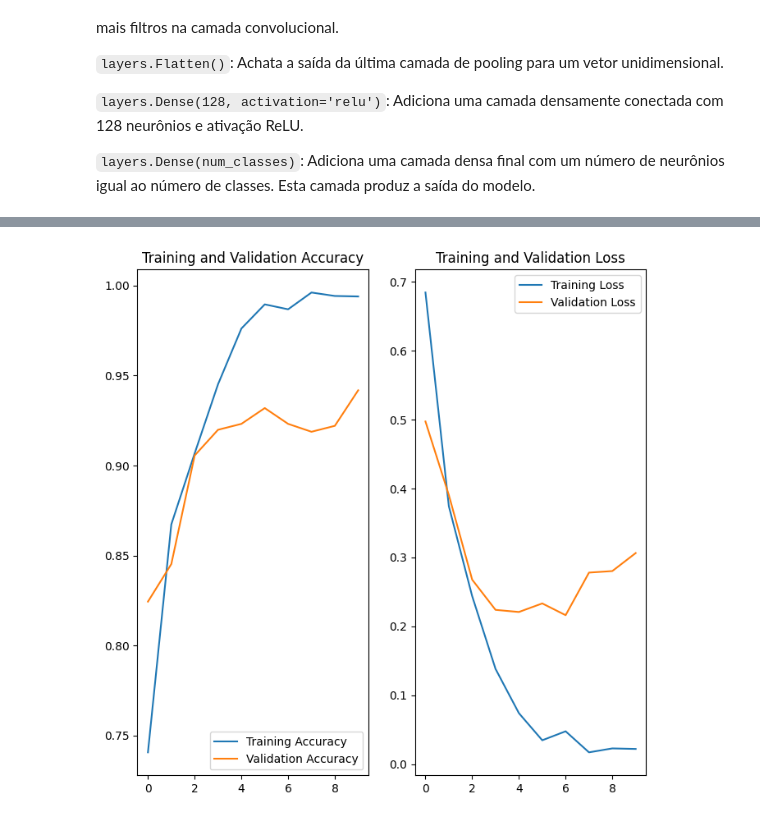
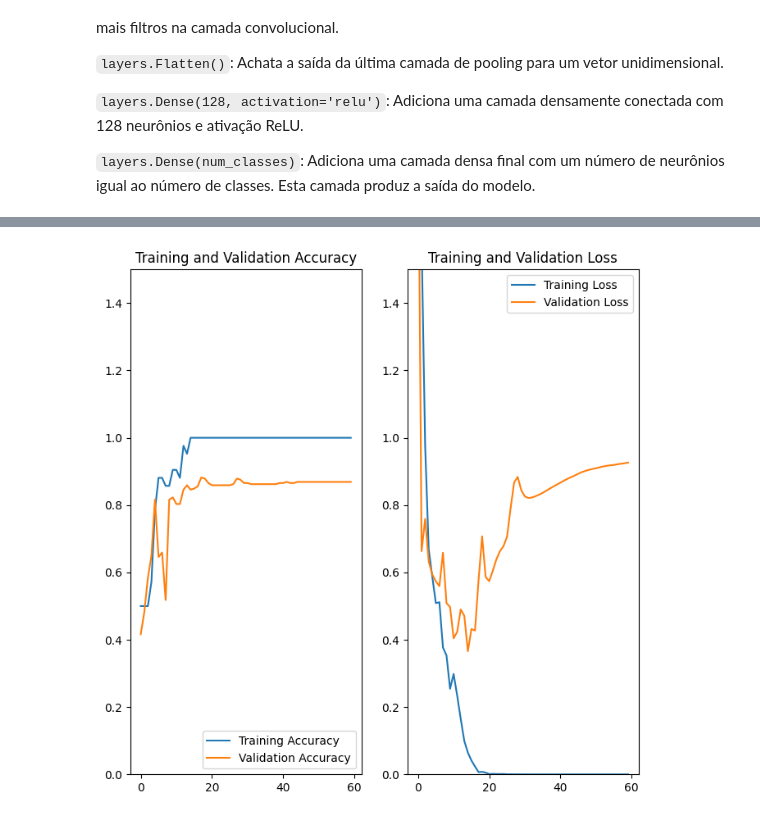
Before and after one commit to Davi-Ga/machine-learning, a Jupyter notebook: model.ipynb, the cells around one changed output, grey strips where cells are left out. Saved outputs shown, nothing was run; the diff lists cells and outputs as text; code cells hidden in the pictures.

```diff
--- a/model.ipynb
+++ b/model.ipynb
@@ -12,10 +12,9 @@ from keras.preprocessing.image import load_img, img_to_array
 AUTOTUNE = tf.data.AUTOTUNE
 
 batch_size = 32
-img_height = 210
-img_width = 210
+img_height = 200
+img_width = 200
 data_dir='data/cuted/'
-prediction_data='data/predict/page_1_p7.png'
 # %% [markdown]
 #### Definição dos diretórios de treinamento e validação
 # %% [markdown]
@@ -153,6 +172,6 @@ Model: "sequential_4"
  Non-trainable params: 0 (0.00 B)
 # %%
-epochs=10
+epochs=60
 history = model.fit(
   train_ds,
   validation_data=val_ds,
@@ -186,24 +191,26 @@ Epoch 10/10
 # %%
 acc = history.history['accuracy']
 val_acc = history.history['val_accuracy']
 
 loss = history.history['loss']
 val_loss = history.history['val_loss']
 
 epochs_range = range(epochs)
 
 plt.figure(figsize=(8, 8))
 plt.subplot(1, 2, 1)
 plt.plot(epochs_range, acc, label='Training Accuracy')
 plt.plot(epochs_range, val_acc, label='Validation Accuracy')
 plt.legend(loc='lower right')
 plt.title('Training and Validation Accuracy')
+plt.ylim([0, 1.5])
 
 plt.subplot(1, 2, 2)
 plt.plot(epochs_range, loss, label='Training Loss')
 plt.plot(epochs_range, val_loss, label='Validation Loss')
 plt.legend(loc='upper right')
 plt.title('Training and Validation Loss')
+plt.ylim([0, 1.5])
 plt.show()
 # %% [output]
-[figure, old version]
+[figure, new version]
```
Also changed, not shown: parts of 13 cells of this notebook, 1 other file.
